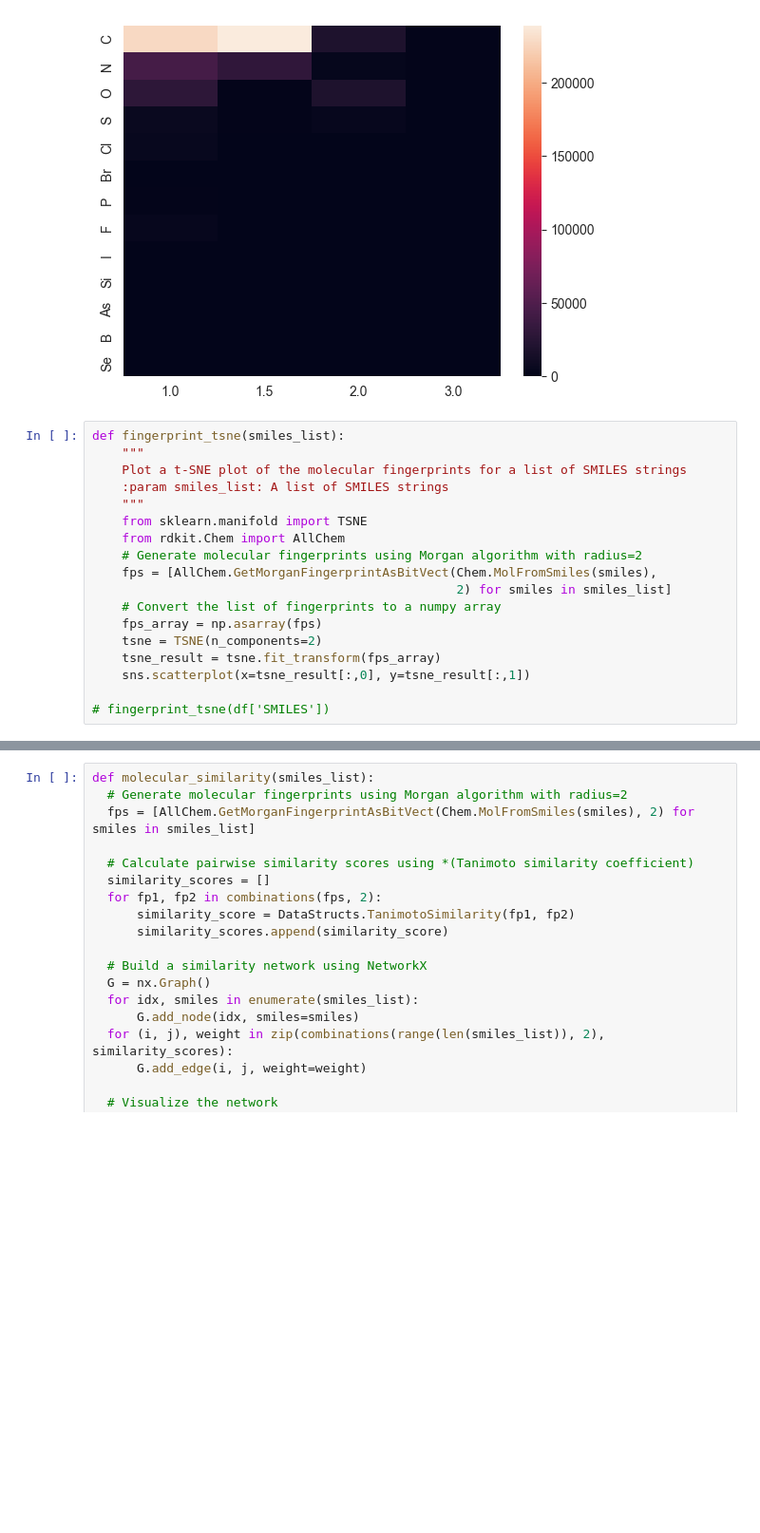
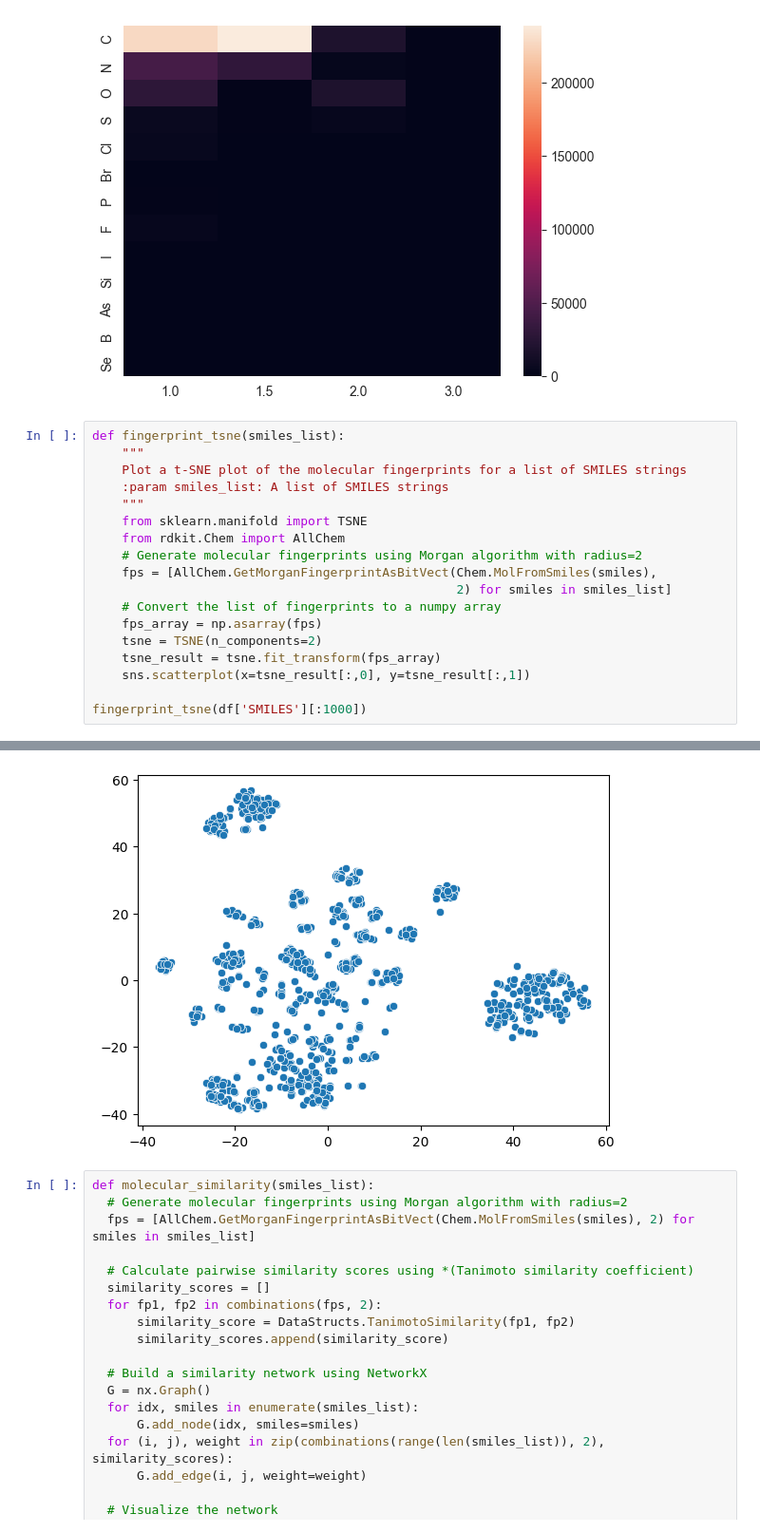
Before and after one commit to mdsameer043/GenAI_Med-Diagnosis_Drug_Design, a Jupyter notebook: gen_ai.ipynb, the cells around one changed output, grey strips where cells are left out. Shown: that part at 95% size. Cells and saved outputs as stored; diff of their text form; blank space fills up the shorter version.

```diff
--- a/gen_ai.ipynb
+++ b/gen_ai.ipynb
@@ -216,4 +209,5 @@ def fingerprint_tsne(smiles_list):
     tsne_result = tsne.fit_transform(fps_array)
     sns.scatterplot(x=tsne_result[:,0], y=tsne_result[:,1])
 
-# fingerprint_tsne(df['SMILES'])
+fingerprint_tsne(df['SMILES'][:1000])
+# %% [output]
@@ -220,3 +231,4 @@ def fingerprint_tsne(smiles_list):
+[figure, added]
 # %%
 def molecular_similarity(smiles_list):
   # Generate molecular fingerprints using Morgan algorithm with radius=2
```
Also changed, not shown: parts of 4 cells of this notebook.
